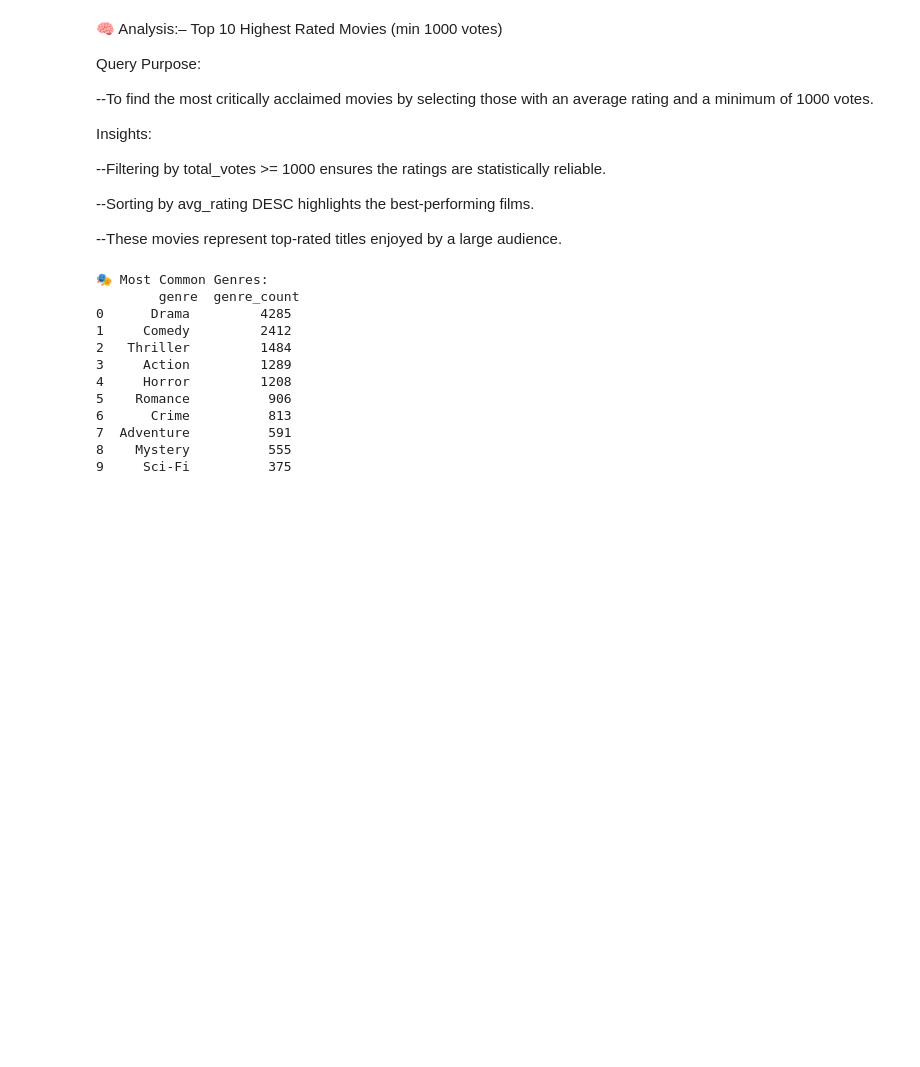
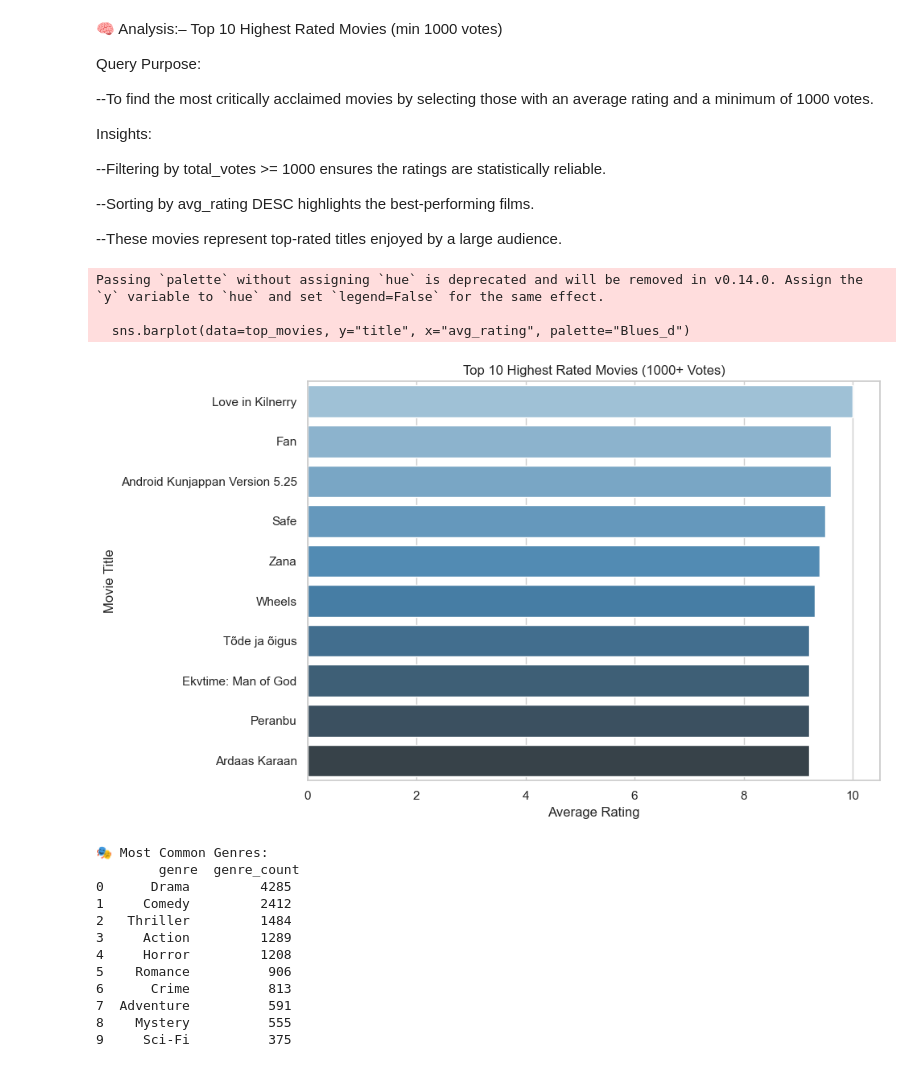
Before and after one commit to Bhavesh950/Bhavesh_IMDB_Case_STudy, a Jupyter notebook: IMDb_SQL_Analysis_Polished.ipynb, the cells around one changed output. Saved outputs shown, nothing was run; the diff lists cells and outputs as text; code cells hidden in the pictures; blank space fills up the shorter version.

Commit message:
📊 Final notebook with all visualizations

```diff
--- a/IMDb_SQL_Analysis_Polished.ipynb
+++ b/IMDb_SQL_Analysis_Polished.ipynb
@@ -16,6 +16,11 @@ from sqlalchemy import create_engine
 import pandas as pd
 from getpass import getpass
 import os
+import matplotlib.pyplot as plt
+import seaborn as sns
+
+
+sns.set_theme(style="whitegrid")
 
 if os.path.exists("database/imdb.db"):
 
@@ -24,6 +29,7 @@ else:
 
     password = os.getenv("RED950rose%") or getpass("Enter MySQL password: ")
     engine = create_engine(f"mysql+pymysql://root:{password}@localhost/imdb")
+    conn = engine.connect()
 # %%
 # 📌 Question 1: Top 10 Highest Rated Movies (min 1000 votes)
 query1 = """
@@ -63,6 +69,26 @@ Insights:
 --Sorting by avg_rating DESC highlights the best-performing films.
 
 --These movies represent top-rated titles enjoyed by a large audience.
+# %%
+# 📌 Question 1: Top 10 Highest Rated Movies (min 1000 votes)
+# 🎨 Data Visualization: Top 10 Highest Rated Movies Based on Public Ratings
+
+# Sort (optional redundancy if already sorted in SQL)
+top_movies = df1.sort_values('avg_rating', ascending=False).head(10)
+
+plt.figure(figsize=(10,6))
+sns.barplot(data=top_movies, y="title", x="avg_rating", palette="Blues_d")
+
+plt.title("Top 10 Highest Rated Movies (1000+ Votes)")
+plt.xlabel("Average Rating")
+plt.ylabel("Movie Title")
+plt.tight_layout()
+plt.show()
+# %% [output]
+Passing `palette` without assigning `hue` is deprecated and will be removed in v0.14.0. Assign the `y` variable to `hue` and set `legend=False` for the same effect.
+
+  sns.barplot(data=top_movies, y="title", x="avg_rating", palette="Blues_d")
+[figure, added]
 # %%
 # 📌 Question 2: Most Common Genres
 query2 = """
```
Also changed, not shown: parts of 9 cells of this notebook.
